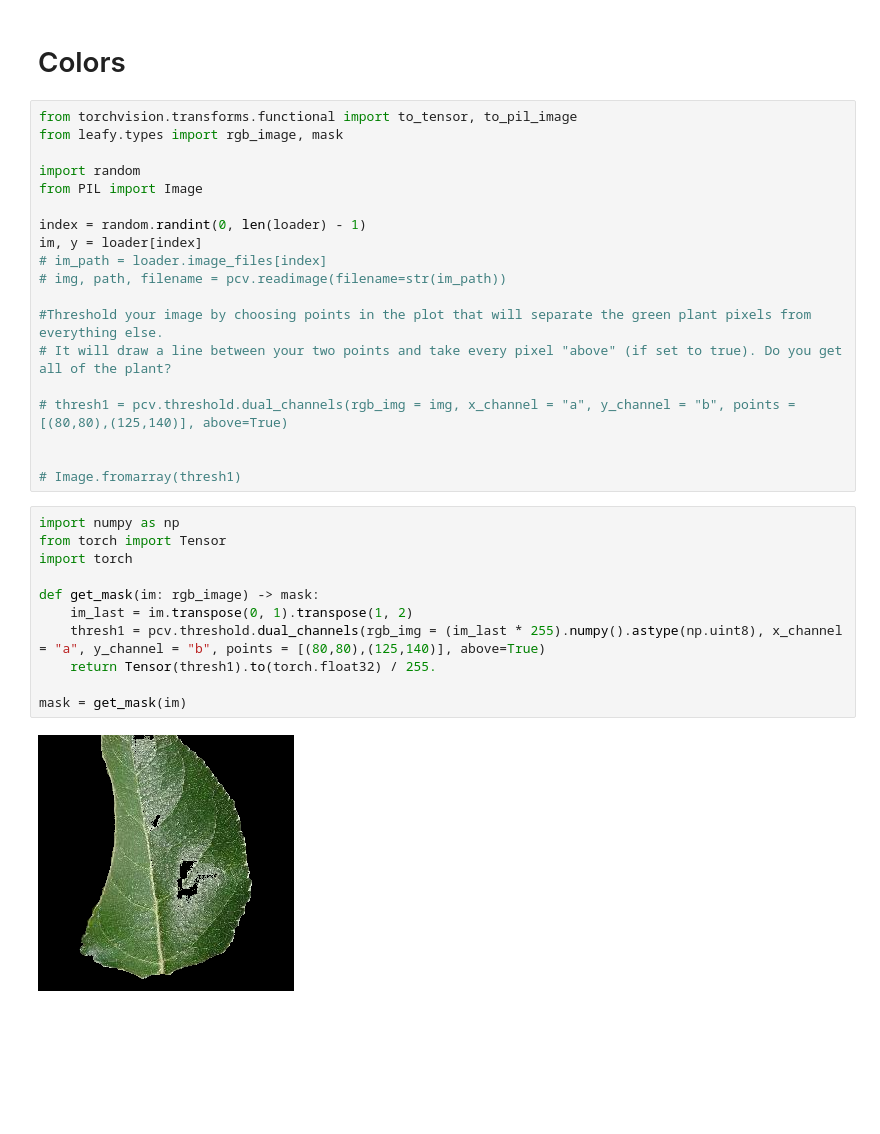
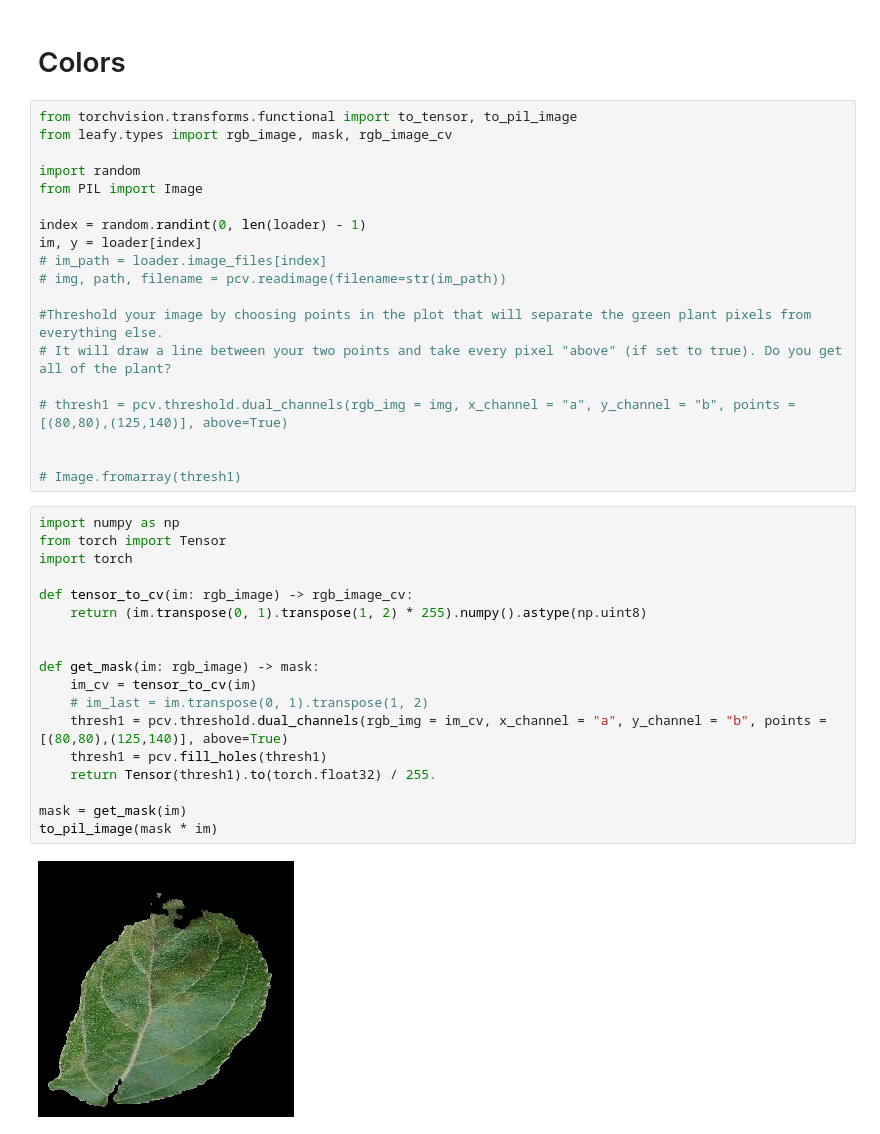
Before and after one commit to JBarmentlo/42-Leafliction, a Jupyter notebook: transformation.ipynb, the cells around one changed output. Drawn from its saved outputs; the diff is of its cells as text; blank space fills up the shorter version.

Commit message:
masks

```diff
--- a/transformation.ipynb
+++ b/transformation.ipynb
@@ -10,7 +10,7 @@ loader = ImageLoader(data_folder)
 # Colors
 # %%
 from torchvision.transforms.functional import to_tensor, to_pil_image
-from leafy.types import rgb_image, mask
+from leafy.types import rgb_image, mask, rgb_image_cv
 
 import random
 from PIL import Image
@@ -30,13 +30,20 @@ im, y = loader[index]
 # %%
 import numpy as np
 from torch import Tensor
 import torch
 
+def tensor_to_cv(im: rgb_image) -> rgb_image_cv:
+    return (im.transpose(0, 1).transpose(1, 2) * 255).numpy().astype(np.uint8)
+
+
 def get_mask(im: rgb_image) -> mask:
-    im_last = im.transpose(0, 1).transpose(1, 2)
-    thresh1 = pcv.threshold.dual_channels(rgb_img = (im_last * 255).numpy().astype(np.uint8), x_channel = "a", y_channel = "b", points = [(80,80),(125,140)], above=True)
+    im_cv = tensor_to_cv(im)
+    # im_last = im.transpose(0, 1).transpose(1, 2)
+    thresh1 = pcv.threshold.dual_channels(rgb_img = im_cv, x_channel = "a", y_channel = "b", points = [(80,80),(125,140)], above=True)
+    thresh1 = pcv.fill_holes(thresh1)
     return Tensor(thresh1).to(torch.float32) / 255.
 
 mask = get_mask(im)
+to_pil_image(mask * im)
 # %% [output]
-[figure, old version]
+[figure, new version]
```
Also changed, not shown: parts of 2 cells of this notebook, 1 other file.
